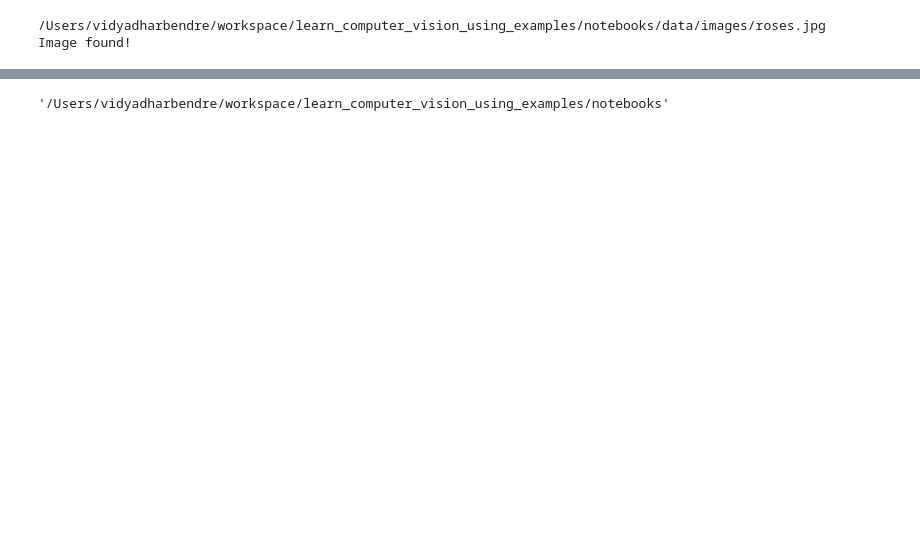
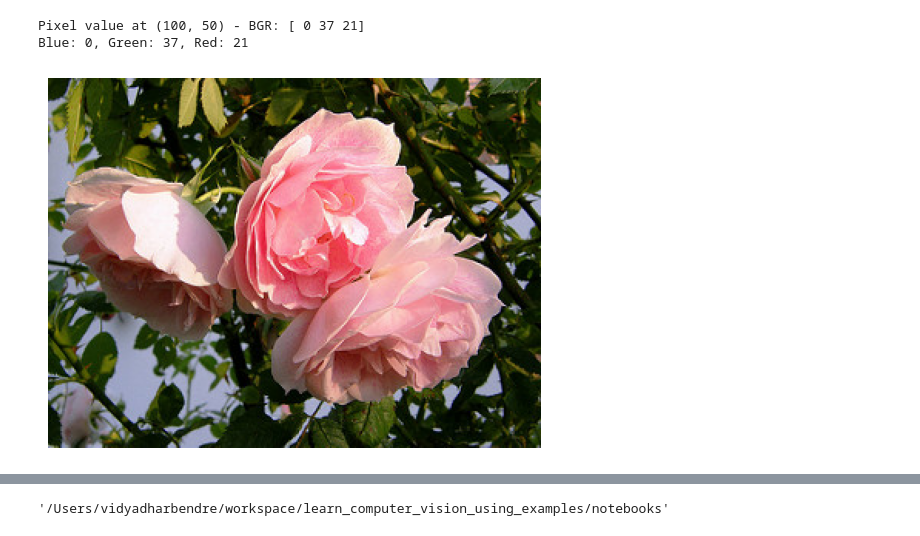
Before and after one commit to vidyadharbendre/learn_computer_vision_using_examples, a Jupyter notebook: notebooks/01_basics_image_processing.ipynb, the cells around one changed output, grey strips where cells are left out. Saved outputs shown, nothing was run; the diff lists cells and outputs as text; code cells hidden in the pictures; blank space fills up the shorter version.

```diff
--- a/notebooks/01_basics_image_processing.ipynb
+++ b/notebooks/01_basics_image_processing.ipynb
@@ -40,20 +0,0 @@ error: OpenCV(4.9.0) /Users/xperience/GHA-OpenCV-Python2/_work/opencv-python/ope
-# %%
-import os
-
-# Get the current working directory
-current_dir = os.getcwd()
-
-# Construct the path to the image in the data/images directory
-image_path = os.path.join(current_dir, 'data', 'images', 'roses.jpg')
-
-# Print the full path
-print(image_path)
-
-# Check if the image exists
-if os.path.exists(image_path):
-    print("Image found!")
-else:
-    print("Image not found.")
-# %% [output]
-/Users/vidyadharbendre/workspace/learn_computer_vision_using_examples/notebooks/data/images/roses.jpg
-Image found!
@@ -59,0 +9,42 @@ Image found!
+# %%
+import cv2
+import os
+
+# Path to the image
+image_path = os.path.join(os.getcwd(), 'data', 'images', 'roses.jpg')
+# Load the image
+image = cv2.imread(image_path)
+
+# Check if the image was loaded properly
+if image is None:
+    print("Error: Image could not be loaded.")
+else:
+    # Coordinates for the pixel
+    x = 100  # X-coordinate
+    y = 50   # Y-coordinate
+
+    # Get the pixel value at (x, y)
+    pixel_value = image[y, x]  # Note: in OpenCV, it's (y, x) not (x, y)
+
+    # The pixel value will be in BGR format
+    blue, green, red = pixel_value
+
+    # Print the pixel values
+    print(f"Pixel value at ({x}, {y}) - BGR: {pixel_value}")
+    print(f"Blue: {blue}, Green: {green}, Red: {red}")
+# %% [output]
+Pixel value at (100, 50) - BGR: [ 0 37 21]
+Blue: 0, Green: 37, Red: 21
+# %%
+# Using an absolute path is more reliable
+image_path = os.path.join(os.getcwd(), 'data', 'images', 'roses.jpg')
+
+image = cv2.imread(image_path)
+image_rgb = cv2.cvtColor(image, cv2.COLOR_BGR2RGB)
+
+# Display the image
+plt.imshow(image_rgb)
+plt.axis('off')
+plt.show()
+# %% [output]
+[figure, added]
```
Also changed, not shown: parts of 9 cells of this notebook, 2 other files.
